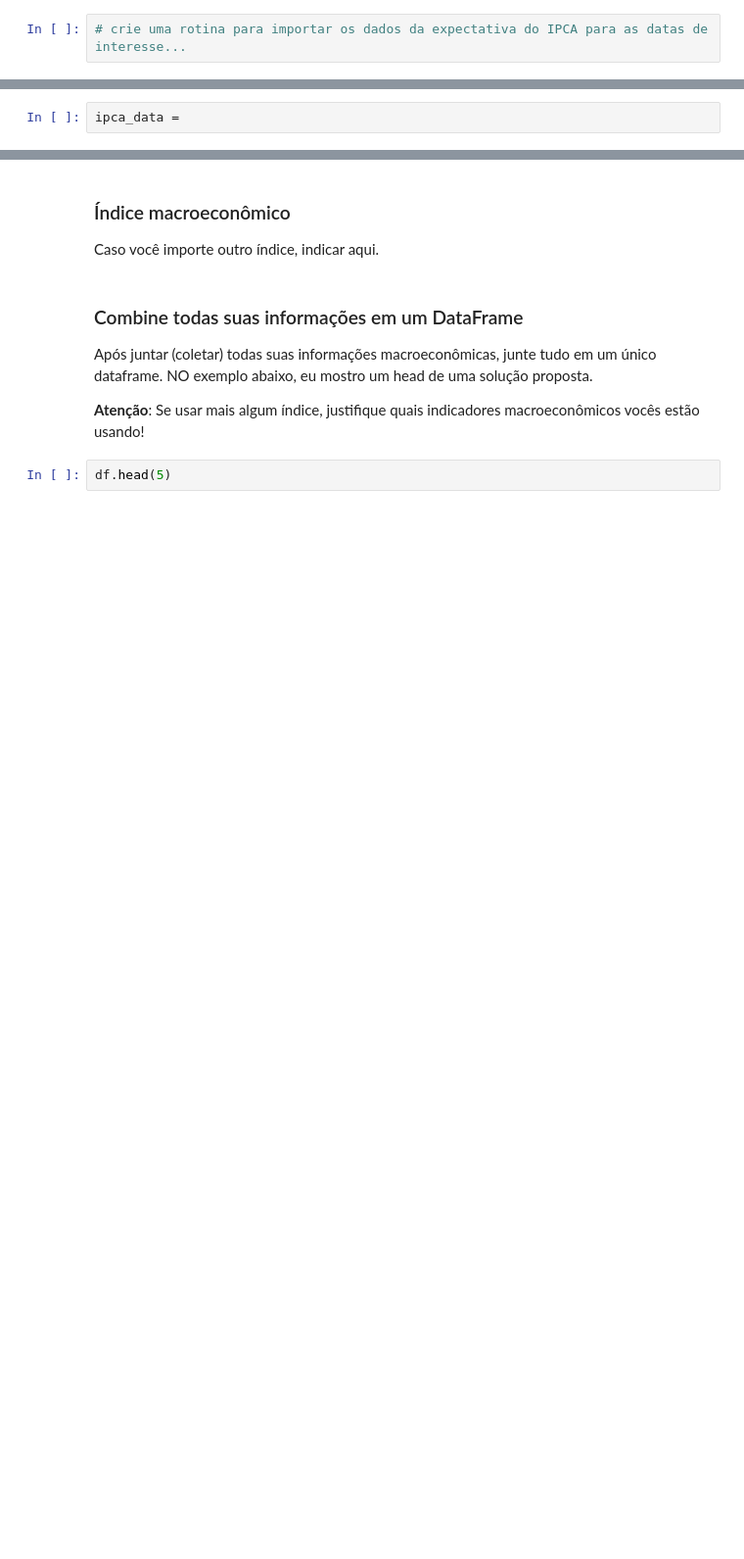
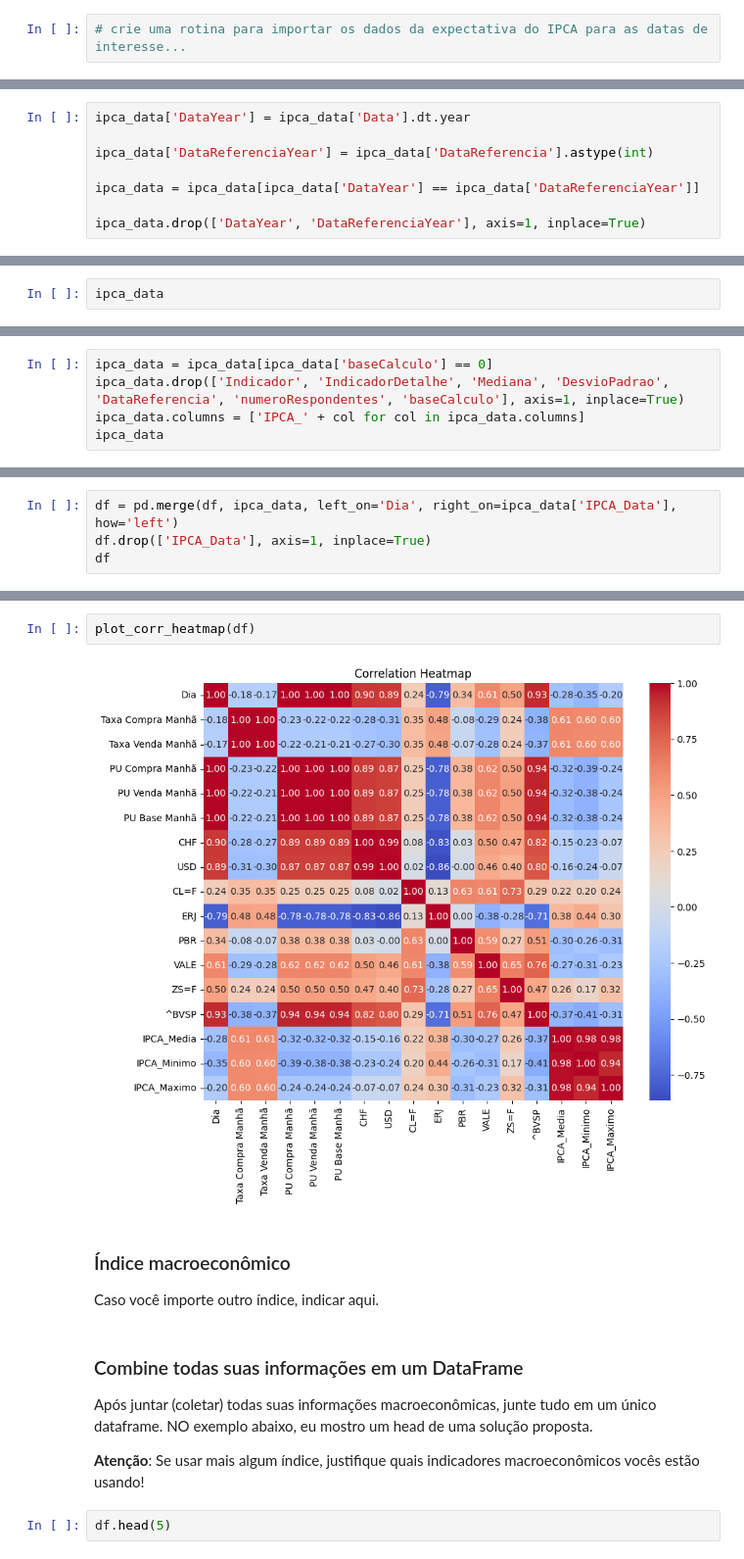
Before and after one commit to JVitorCarv/predicao-tesouro-direto, a Jupyter notebook: JOSÉ_VITOR_VELOZO_DE_CARVALHO_Prática_04_Avaliação_de_Regressores.ipynb, the cells around one changed output, grey strips where cells are left out. Shown at 98% size. Drawn from its saved outputs; the diff is of its cells as text; blank space fills up the shorter version.

Commit message:
Add IPCA

```diff
--- a/JOSÉ_VITOR_VELOZO_DE_CARVALHO_Prática_04_Avaliação_de_Regressores.ipynb
+++ b/JOSÉ_VITOR_VELOZO_DE_CARVALHO_Prática_04_Avaliação_de_Regressores.ipynb
@@ -529,0 +515,8 @@ memory usage: 280.5 KB
+# %%
+ipca_data['DataYear'] = ipca_data['Data'].dt.year
+
+ipca_data['DataReferenciaYear'] = ipca_data['DataReferencia'].astype(int)
+
+ipca_data = ipca_data[ipca_data['DataYear'] == ipca_data['DataReferenciaYear']]
+
+ipca_data.drop(['DataYear', 'DataReferenciaYear'], axis=1, inplace=True)
@@ -530,3 +527,3 @@ memory usage: 280.5 KB
 # %%
-ipca_data =
+ipca_data
 # %% [output]
@@ -535,0 +543,5 @@ SyntaxError: invalid syntax (1051308158.py, line 1)
+# %%
+ipca_data = ipca_data[ipca_data['baseCalculo'] == 0]
+ipca_data.drop(['Indicador', 'IndicadorDetalhe', 'Mediana', 'DesvioPadrao', 'DataReferencia', 'numeroRespondentes', 'baseCalculo'], axis=1, inplace=True)
+ipca_data.columns = ['IPCA_' + col for col in ipca_data.columns]
+ipca_data
@@ -535,0 +565,4 @@ SyntaxError: invalid syntax (1051308158.py, line 1)
+# %%
+df = pd.merge(df, ipca_data, left_on='Dia', right_on=ipca_data['IPCA_Data'], how='left')
+df.drop(['IPCA_Data'], axis=1, inplace=True)
+df
@@ -536,3 +583,7 @@ SyntaxError: invalid syntax (1051308158.py, line 1)
+# %%
+plot_corr_heatmap(df)
+# %% [output]
+[figure, added]
 # %% [markdown]
 ### Índice macroeconômico
 
```
Also changed, not shown: parts of 14 cells of this notebook.
